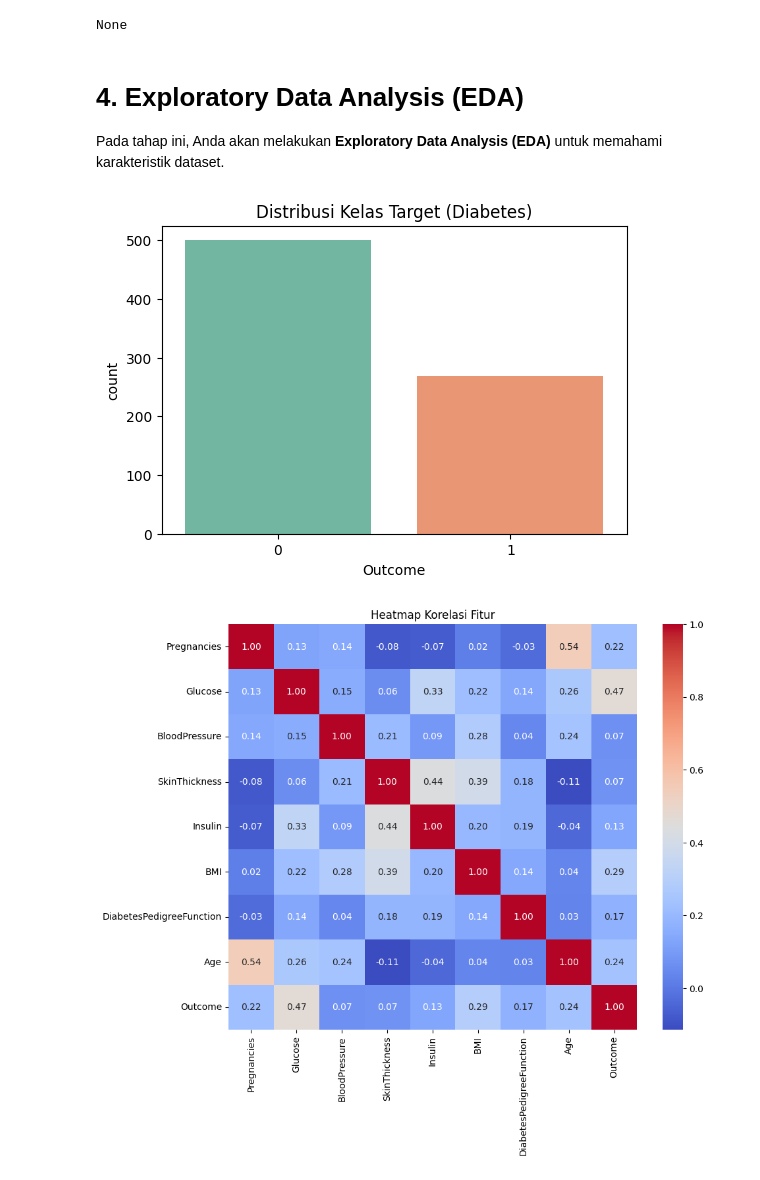
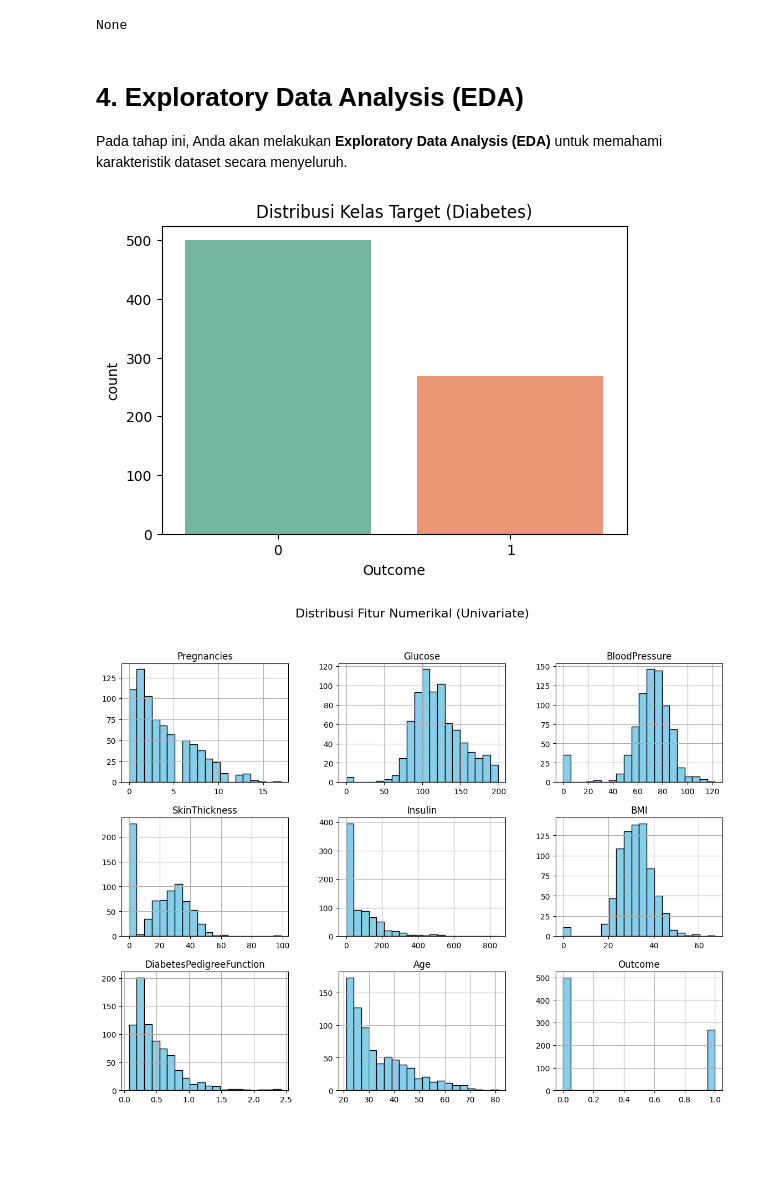
Before and after one commit to fernandairma14-netizen/Eksperimen_SML_Irma, a Jupyter notebook: preprocessing/Eksperimen_Irma.ipynb, the cells around one changed output. Saved outputs shown, nothing was run; the diff lists cells and outputs as text; code cells hidden in the pictures; blank space fills up the shorter version.

```diff
--- a/preprocessing/Eksperimen_Irma.ipynb
+++ b/preprocessing/Eksperimen_Irma.ipynb
@@ -49,19 +49,29 @@ memory usage: 54.1 KB
 None
 # %% [markdown]
 # **4. Exploratory Data Analysis (EDA)**
-Pada tahap ini, Anda akan melakukan **Exploratory Data Analysis (EDA)** untuk memahami karakteristik dataset.
+Pada tahap ini, Anda akan melakukan **Exploratory Data Analysis (EDA)** untuk memahami karakteristik dataset secara menyeluruh.
 # %%
-# 1. Menampilkan Distribusi Kelas Target (Outcome)
+# 1. Menampilkan Distribusi Kelas Target (Kategorikal / Label)
 plt.figure(figsize=(6,4))
 sns.countplot(x='Outcome', data=df, palette='Set2')
 plt.title('Distribusi Kelas Target (Diabetes)')
 plt.show()
 
-# 2. Menampilkan Matriks Korelasi
+# 2. EDA Univariate (Distribusi Fitur Numerikal)
+df.hist(bins=20, figsize=(14, 10), color='skyblue', edgecolor='black')
+plt.suptitle('Distribusi Fitur Numerikal (Univariate)', fontsize=16)
+plt.show()
+
+# 3. EDA Multivariate (Pairplot untuk Fitur Utama)
+sns.pairplot(df[['Glucose', 'BMI', 'Age', 'BloodPressure', 'Outcome']], hue='Outcome', palette='husl')
+plt.suptitle('Pairplot Fitur Utama (Multivariate)', y=1.02)
+plt.show()
+
+# 4. Menampilkan Matriks Korelasi
 plt.figure(figsize=(10,8))
 sns.heatmap(df.corr(), annot=True, cmap='coolwarm', fmt=".2f")
 plt.title('Heatmap Korelasi Fitur')
 plt.show()
 # %% [output]
 [figure]
-[figure, old version]
+[figure, new version]
```
Also changed, not shown: parts of 4 cells of this notebook, 1 other file.
